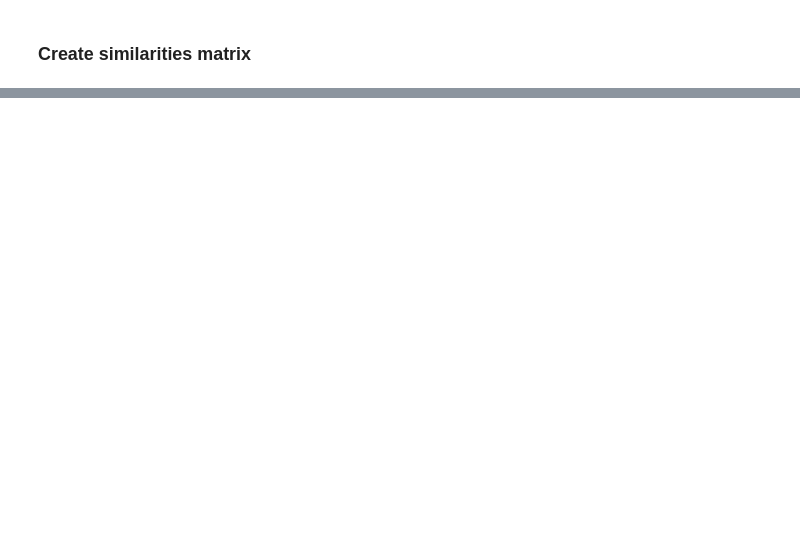
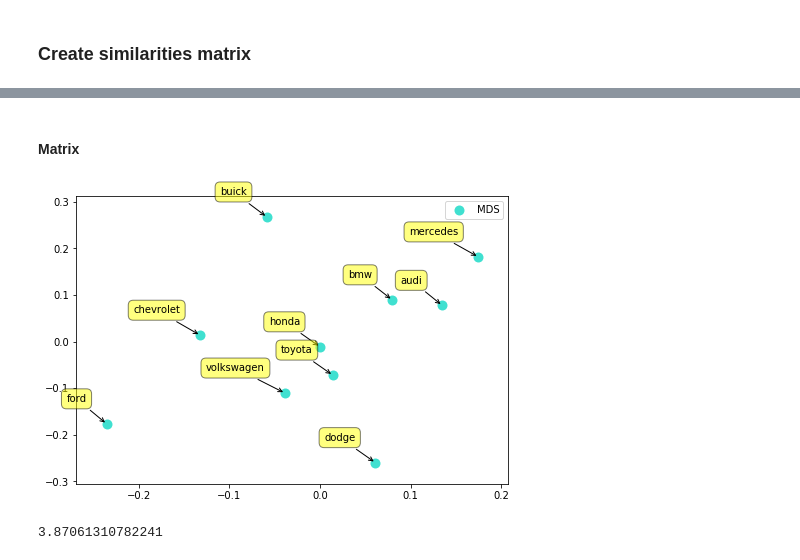
Before and after one commit to kwura/user-generated-content-analytics, a Jupyter notebook: car-forum/taskAB.ipynb, the cells around one changed output, grey strips where cells are left out. Drawn from its saved outputs; the diff is of its cells as text; code cells hidden in the pictures; blank space fills up the shorter version.

```diff
--- a/car-forum/taskAB.ipynb
+++ b/car-forum/taskAB.ipynb
@@ -425,0 +383,9 @@ similarities = pd.DataFrame(matrix, columns=unique_brands, index=unique_brands)
+# %%
+top_ten_brands_dict = {}
+for b in top_ten_brands_list:
+    for c in comments:
+        if b in c:
+            if b in top_ten_brands_dict:
+                top_ten_brands_dict[b] += 1
+            else:
+                top_ten_brands_dict[b] = 1
@@ -425,0 +409,2 @@ similarities = pd.DataFrame(matrix, columns=unique_brands, index=unique_brands)
+# %% [markdown]
+#### Matrix
@@ -425,0 +425,44 @@ similarities = pd.DataFrame(matrix, columns=unique_brands, index=unique_brands)
+# %%
+for i in range (len(top_ten_matrix)):
+    for j in range (len(top_ten_matrix[i])):
+        if top_ten_matrix[i][j] != 0:
+            top_ten_matrix[i][j] = 1/top_ten_matrix[i][j]
+# %%
+d_similarities = pd.DataFrame(top_ten_matrix, columns=top_ten_brands_list, index=top_ten_brands_list)
+# %%
+mds = manifold.MDS(n_components=2, max_iter=3000, eps=1e-9,
+                   dissimilarity="precomputed", n_jobs=1)
+pos = mds.fit(d_similarities).embedding_
+# %%
+fig = plt.figure(1)
+ax = plt.axes([0., 0., 1., 1.])
+
+s = 100
+
+plt.scatter(pos[:, 0], pos[:, 1], color='turquoise', s=s, lw=0, label='MDS')
+
+plt.legend(scatterpoints=1, loc='best', shadow=False)
+
+similarities = similarities.max() / similarities * 100
+similarities[np.isinf(similarities)] = 0
+
+# Plot the edges
+start_idx, end_idx = np.where(pos)
+
+values = np.abs(similarities)
+
+for label, x, y in zip(top_ten_brands_list, pos[:, 0], pos[:, 1]):
+    plt.annotate(
+        label,
+        xy = (x, y), xytext = (-20, 20),
+        textcoords = 'offset points', ha = 'right', va = 'bottom',
+        bbox = dict(boxstyle = 'round,pad=0.5', fc = 'yellow', alpha = 0.5),
+        arrowprops = dict(arrowstyle = '->', connectionstyle = 'arc3,rad=0'))
+
+plt.show()
+# %% [output]
+[figure, added]
+# %%
+top_ten_brand_combo_lifts_dict[('dodge', 'ford')]
+# %% [output]
+3.87061310782241
```
Also changed, not shown: parts of 21 cells of this notebook, 2 other files.
